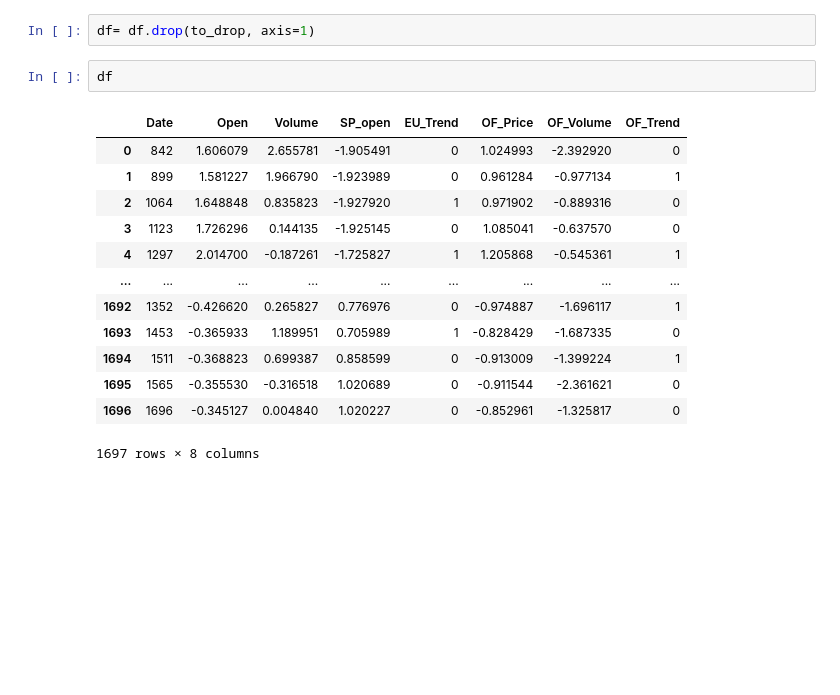
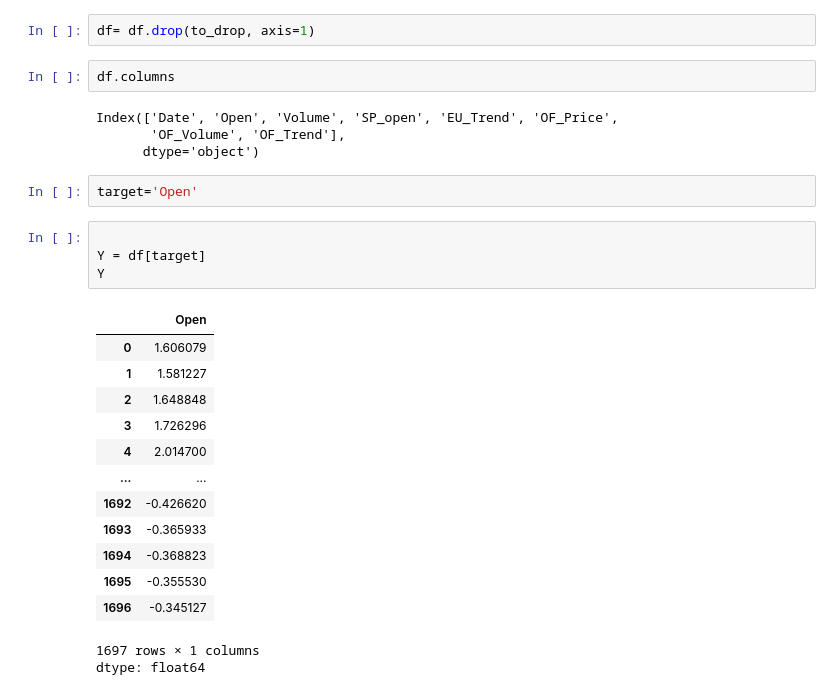
Before and after one commit to Ahtesham-Ibne-Mostafa/Artificial_Intelligence, a Jupyter notebook: Preprocessing_Gold_Price.ipynb, the cells around one changed output. Saved outputs shown, nothing was run; the diff lists cells and outputs as text; blank space fills up the shorter version.

```diff
--- a/Preprocessing_Gold_Price.ipynb
+++ b/Preprocessing_Gold_Price.ipynb
@@ -220,18 +220,29 @@ Features to drop due to high correlation: ['High', 'Low', 'Close', 'Adj Close',
 # %%
 df= df.drop(to_drop, axis=1)
 # %%
-df
+df.columns
 # %% [output]
-|  | Date | Open | Volume | SP_open | EU_Trend | OF_Price | OF_Volume | OF_Trend |
-| 0 | 842 | 1.606079 | 2.655781 | -1.905491 | 0 | 1.024993 | -2.392920 | 0 |
-| 1 | 899 | 1.581227 | 1.966790 | -1.923989 | 0 | 0.961284 | -0.977134 | 1 |
-| 2 | 1064 | 1.648848 | 0.835823 | -1.927920 | 1 | 0.971902 | -0.889316 | 0 |
-| 3 | 1123 | 1.726296 | 0.144135 | -1.925145 | 0 | 1.085041 | -0.637570 | 0 |
-| 4 | 1297 | 2.014700 | -0.187261 | -1.725827 | 1 | 1.205868 | -0.545361 | 1 |
-| ... | ... | ... | ... | ... | ... | ... | ... | ... |
-| 1692 | 1352 | -0.426620 | 0.265827 | 0.776976 | 0 | -0.974887 | -1.696117 | 1 |
-| 1693 | 1453 | -0.365933 | 1.189951 | 0.705989 | 1 | -0.828429 | -1.687335 | 0 |
-| 1694 | 1511 | -0.368823 | 0.699387 | 0.858599 | 0 | -0.913009 | -1.399224 | 1 |
-| 1695 | 1565 | -0.355530 | -0.316518 | 1.020689 | 0 | -0.911544 | -2.361621 | 0 |
-| 1696 | 1696 | -0.345127 | 0.004840 | 1.020227 | 0 | -0.852961 | -1.325817 | 0 |
-1697 rows × 8 columns
+Index(['Date', 'Open', 'Volume', 'SP_open', 'EU_Trend', 'OF_Price',
+       'OF_Volume', 'OF_Trend'],
+      dtype='object')
+# %%
+target='Open'
+# %%
+
+Y = df[target]
+Y
+# %% [output]
+|  | Open |
+| 0 | 1.606079 |
+| 1 | 1.581227 |
+| 2 | 1.648848 |
+| 3 | 1.726296 |
+| 4 | 2.014700 |
+| ... | ... |
+| 1692 | -0.426620 |
+| 1693 | -0.365933 |
+| 1694 | -0.368823 |
+| 1695 | -0.355530 |
+| 1696 | -0.345127 |
+1697 rows × 1 columns
+dtype: float64
```
Also changed, not shown: parts of 13 cells of this notebook.
